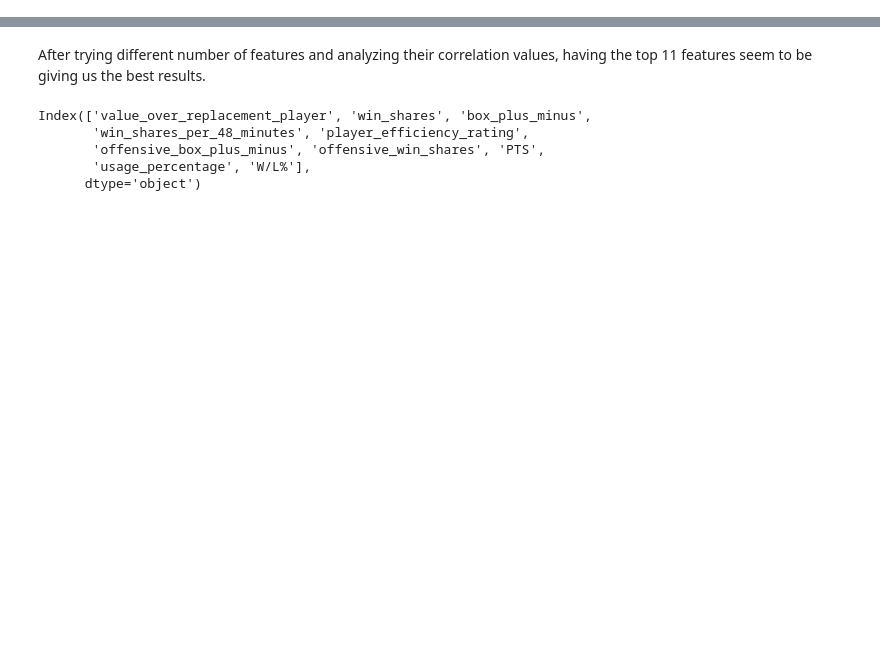
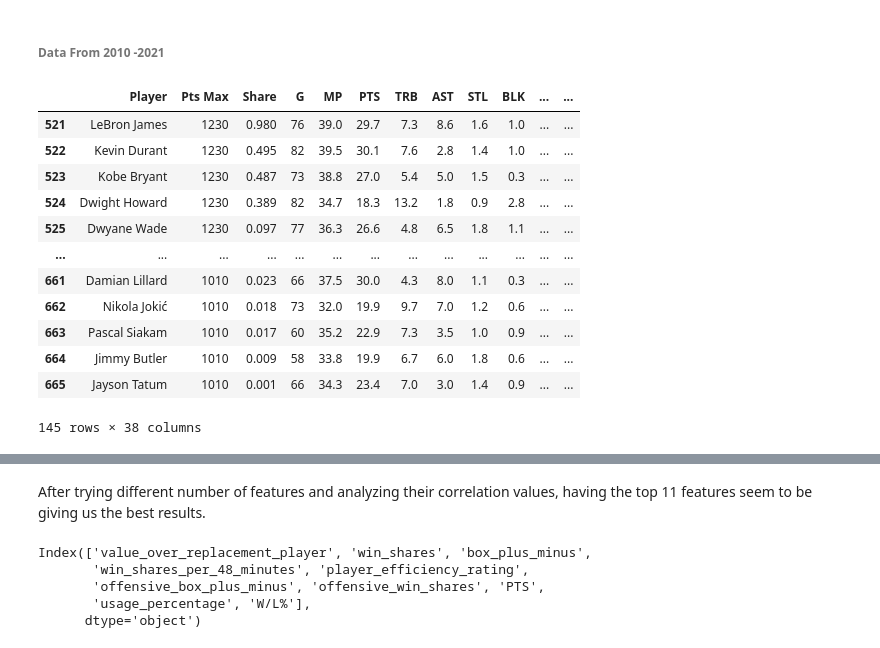
Before and after one commit to Mathuran-Mang/NBA-MVP-Prediction-Model, a Jupyter notebook: NBA_predictions_Por.ipynb, the cells around one changed output, grey strips where cells are left out. Drawn from its saved outputs; the diff is of its cells as text; code cells hidden in the pictures; blank space fills up the shorter version.

```diff
--- a/NBA_predictions_Por.ipynb
+++ b/NBA_predictions_Por.ipynb
@@ -48,0 +94,18 @@ train_data_2010 =train_data[train_data['year']>=2010]
+# %% [markdown]
+###### Data From 2010 -2021
+# %%
+train_data_2010
+# %% [output]
+|  | Player | Pts Max | Share | G | MP | PTS | TRB | AST | STL | BLK | ... | ... |
+| 521 | LeBron James | 1230 | 0.980 | 76 | 39.0 | 29.7 | 7.3 | 8.6 | 1.6 | 1.0 | ... | ... |
+| 522 | Kevin Durant | 1230 | 0.495 | 82 | 39.5 | 30.1 | 7.6 | 2.8 | 1.4 | 1.0 | ... | ... |
+| 523 | Kobe Bryant | 1230 | 0.487 | 73 | 38.8 | 27.0 | 5.4 | 5.0 | 1.5 | 0.3 | ... | ... |
+| 524 | Dwight Howard | 1230 | 0.389 | 82 | 34.7 | 18.3 | 13.2 | 1.8 | 0.9 | 2.8 | ... | ... |
+| 525 | Dwyane Wade | 1230 | 0.097 | 77 | 36.3 | 26.6 | 4.8 | 6.5 | 1.8 | 1.1 | ... | ... |
+| ... | ... | ... | ... | ... | ... | ... | ... | ... | ... | ... | ... | ... |
+| 661 | Damian Lillard | 1010 | 0.023 | 66 | 37.5 | 30.0 | 4.3 | 8.0 | 1.1 | 0.3 | ... | ... |
+| 662 | Nikola Jokić | 1010 | 0.018 | 73 | 32.0 | 19.9 | 9.7 | 7.0 | 1.2 | 0.6 | ... | ... |
+| 663 | Pascal Siakam | 1010 | 0.017 | 60 | 35.2 | 22.9 | 7.3 | 3.5 | 1.0 | 0.9 | ... | ... |
+| 664 | Jimmy Butler | 1010 | 0.009 | 58 | 33.8 | 19.9 | 6.7 | 6.0 | 1.8 | 0.6 | ... | ... |
+| 665 | Jayson Tatum | 1010 | 0.001 | 66 | 34.3 | 23.4 | 7.0 | 3.0 | 1.4 | 0.9 | ... | ... |
+145 rows × 38 columns
```
Also changed, not shown: parts of 45 cells of this notebook.
